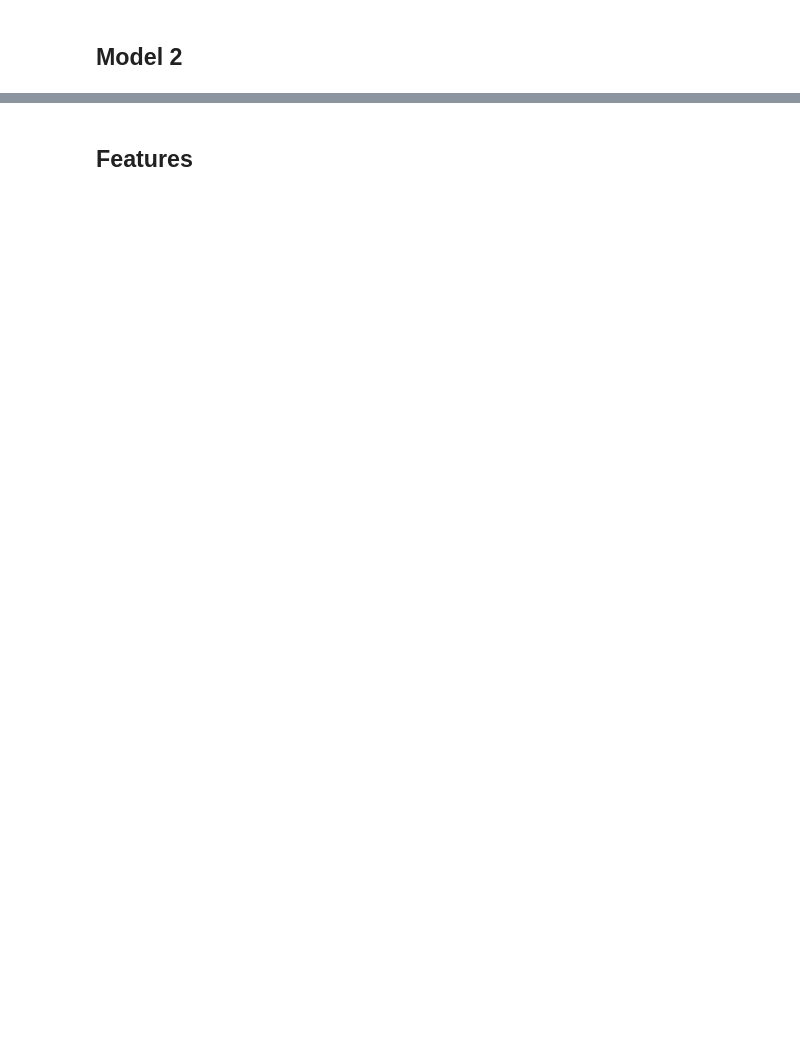
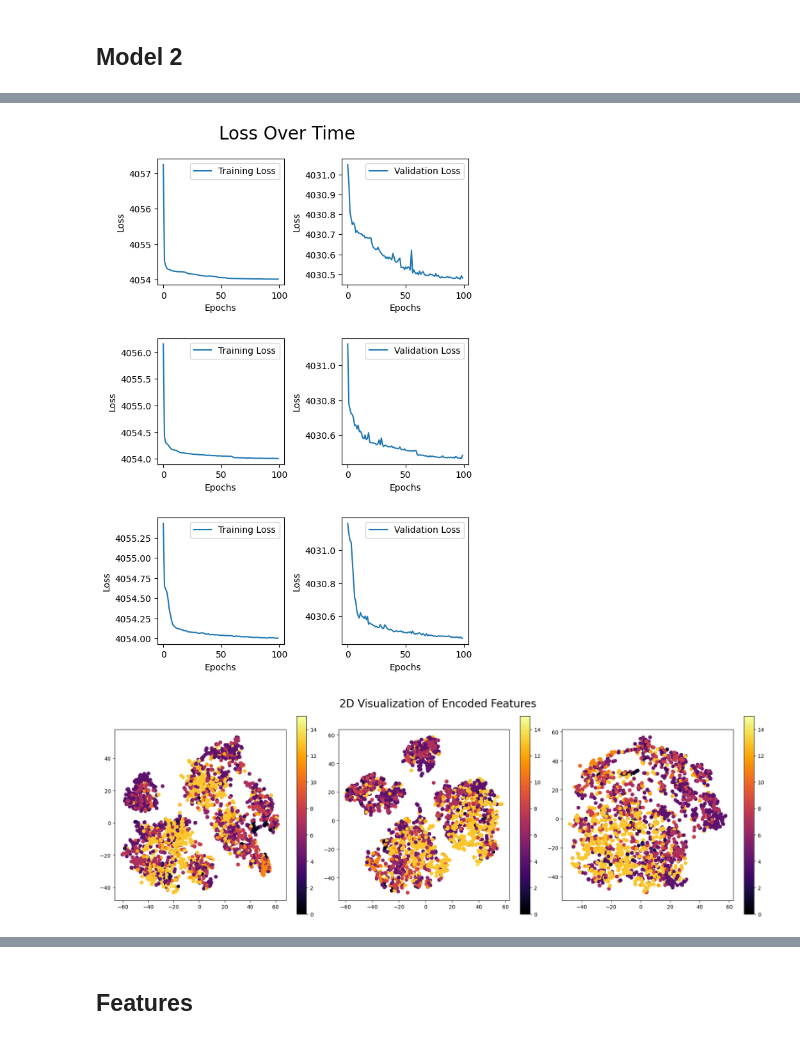
Before and after one commit to ShiroOYuki/Music_score, a Jupyter notebook: src/fma_autoencoder.ipynb, the cells around one changed output, grey strips where cells are left out. Drawn from its saved outputs; the diff is of its cells as text; code cells hidden in the pictures; blank space fills up the shorter version.

```diff
--- a/src/fma_autoencoder.ipynb
+++ b/src/fma_autoencoder.ipynb
@@ -85,7 +85,7 @@ def model_2():
 
     return encoder, autoencoder
 # %%
-settings = (TestModel.ModelSettings(50, 64), TestModel.ModelSettings(50, 32), TestModel.ModelSettings(50, 16))
+settings = (TestModel.ModelSettings(100, 64), TestModel.ModelSettings(100, 32), TestModel.ModelSettings(100, 16))
 tm = TestModel(model_2, settings)
 tm.test(X_train, X_train, val = (X_val, X_val), X_test=X_test, Y_test=Y_test)
 # %% [output]
@@ -95,0 +98,2 @@ Epoch 23/50 - loss: 4054.2532 - val_loss: 4030.7424
+[figure, added]
+[figure, added]
```
Also changed, not shown: parts of 4 cells of this notebook, 2 other files.
